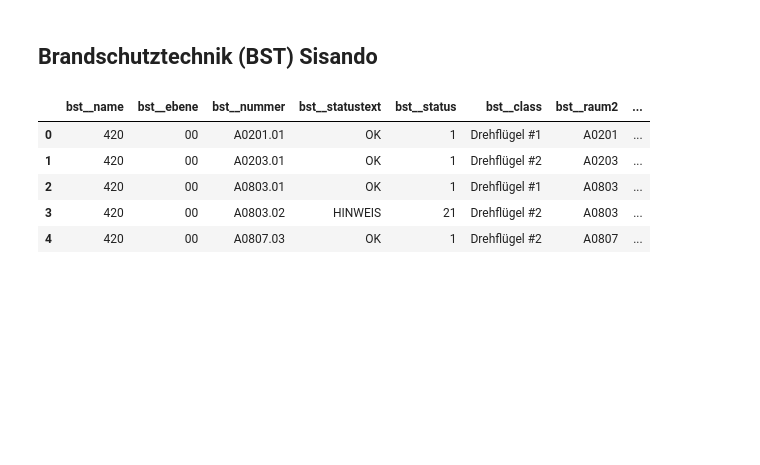
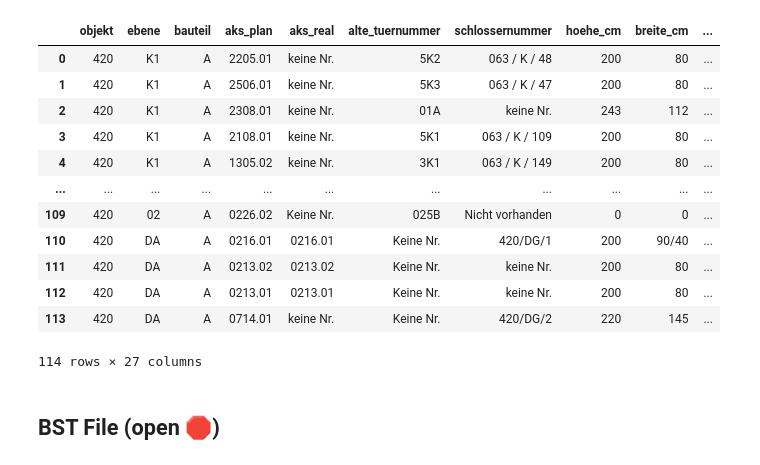
Before and after one commit to mckoh/vie-doors, a Jupyter notebook: notebook_loading.ipynb, the cells around one changed output. Cells and saved outputs as stored; diff of their text form; code cells hidden in the pictures; blank space fills up the shorter version.

```diff
--- a/notebook_loading.ipynb
+++ b/notebook_loading.ipynb
@@ -15,24 +65,19 @@ cad_number_mapper = lambda x: f"{int(x):02}"
+# %%
+n = NPALoader(file="data/NPA_Tuer Aufnahme Obj420.xlsx", title="NPA")
+n.get_data()
+# %% [output]
+|  | objekt | ebene | bauteil | aks_plan | aks_real | alte_tuernummer | schlossernummer | hoehe_cm | breite_cm | ... |
+| 0 | 420 | K1 | A | 2205.01 | keine Nr. | 5K2 | 063 / K / 48 | 200 | 80 | ... |
+| 1 | 420 | K1 | A | 2506.01 | keine Nr. | 5K3 | 063 / K / 47 | 200 | 80 | ... |
+| 2 | 420 | K1 | A | 2308.01 | keine Nr. | 01A | keine Nr. | 243 | 112 | ... |
+| 3 | 420 | K1 | A | 2108.01 | keine Nr. | 5K1 | 063 / K / 109 | 200 | 80 | ... |
+| 4 | 420 | K1 | A | 1305.02 | keine Nr. | 3K1 | 063 / K / 149 | 200 | 80 | ... |
+| ... | ... | ... | ... | ... | ... | ... | ... | ... | ... | ... |
+| 109 | 420 | 02 | A | 0226.02 | Keine Nr. | 025B | Nicht vorhanden | 0 | 0 | ... |
+| 110 | 420 | DA | A | 0216.01 | 0216.01 | Keine Nr. | 420/DG/1 | 200 | 90/40 | ... |
+| 111 | 420 | DA | A | 0213.02 | 0213.02 | Keine Nr. | keine Nr. | 200 | 80 | ... |
+| 112 | 420 | DA | A | 0213.01 | 0213.01 | Keine Nr. | keine Nr. | 200 | 80 | ... |
+| 113 | 420 | DA | A | 0714.01 | keine Nr. | Keine Nr. | 420/DG/2 | 220 | 145 | ... |
+114 rows × 27 columns
 # %% [markdown]
-## Brandschutztechnik (BST) Sisando
+## BST File (open 🛑)
-# %%
-file_name = "Sisando_BST_Obj420.xlsx"
-
-bst_data = read_excel(
-    io=f"data/{file_name}",
-    sheet_name="Sheet1",
-    parse_dates=[9]
-)
-
-bst_data["Ebene"] = bst_data["Ebene"].astype(str).map(level_mapper)
-bst_data["aks"] = bst_data["Name"].astype(str) + " " + bst_data["Ebene"] + bst_data["Raum2"]
-
-bst_data = clean_df(bst_data, "bst")
-
-bst_data.head(5)
-# %% [output]
-|  | bst__name | bst__ebene | bst__nummer | bst__statustext | bst__status | bst__class | bst__raum2 | ... |
-| 0 | 420 | 00 | A0201.01 | OK | 1 | Drehflügel #1 | A0201 | ... |
-| 1 | 420 | 00 | A0203.01 | OK | 1 | Drehflügel #2 | A0203 | ... |
-| 2 | 420 | 00 | A0803.01 | OK | 1 | Drehflügel #1 | A0803 | ... |
-| 3 | 420 | 00 | A0803.02 | HINWEIS | 21 | Drehflügel #2 | A0803 | ... |
-| 4 | 420 | 00 | A0807.03 | OK | 1 | Drehflügel #2 | A0807 | ... |
```
Also changed, not shown: parts of 21 cells of this notebook.
